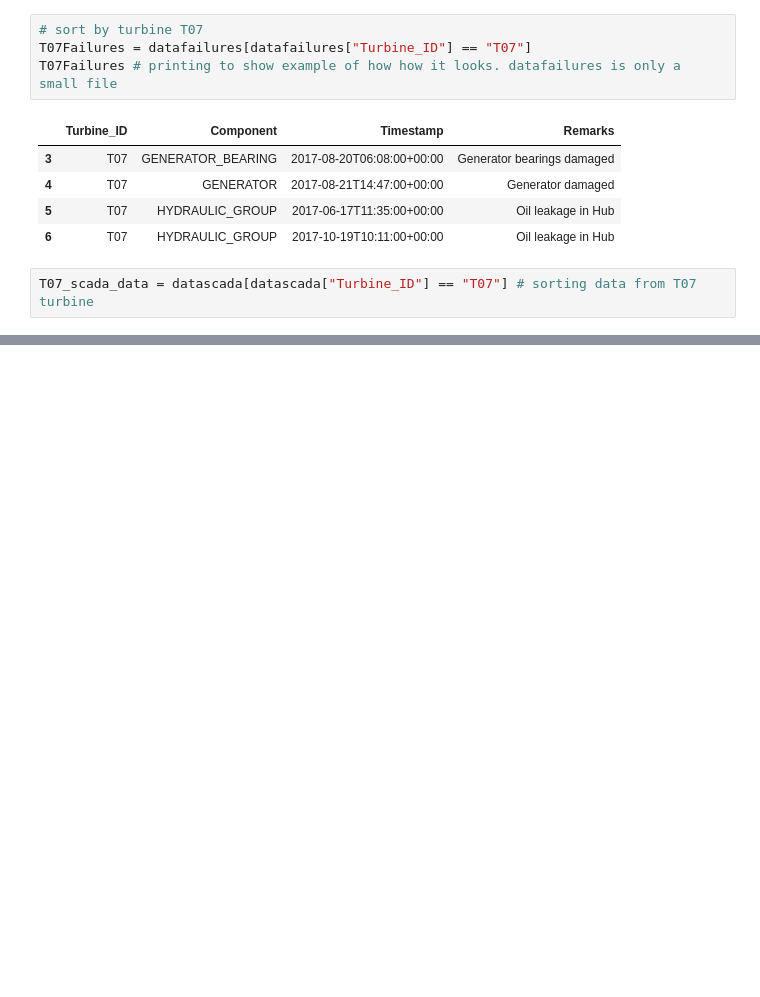
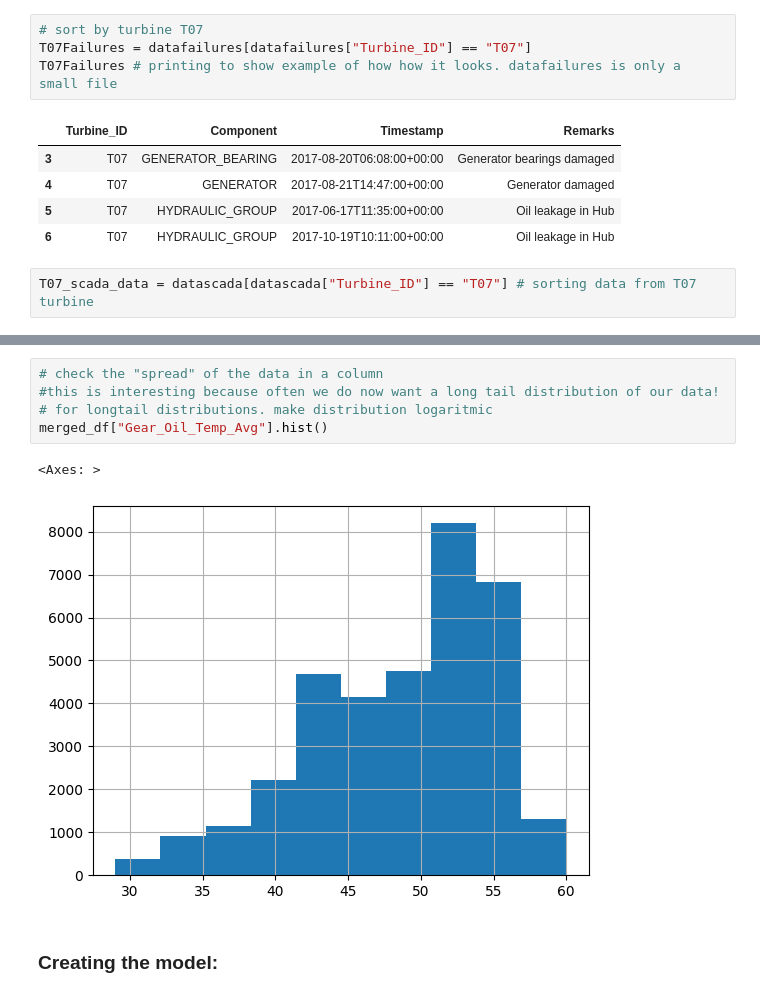
Before and after one commit to Markustho/DAT255-group12, a Jupyter notebook: src/models/Kaggle_notebook.ipynb, the cells around one changed output, grey strips where cells are left out. Saved outputs shown, nothing was run; the diff lists cells and outputs as text; blank space fills up the shorter version.

```diff
--- a/src/models/Kaggle_notebook.ipynb
+++ b/src/models/Kaggle_notebook.ipynb
@@ -132,0 +182,10 @@ plt.show()
+# %%
+# check the "spread" of the data in a column
+#this is interesting because often we do now want a long tail distribution of our data!
+# for longtail distributions. make distribution logaritmic
+merged_df["Gear_Oil_Temp_Avg"].hist()
+# %% [output]
+<Axes: >
+[figure, added]
+# %% [markdown]
+### Creating the model:
```
Also changed, not shown: parts of 11 cells of this notebook.
